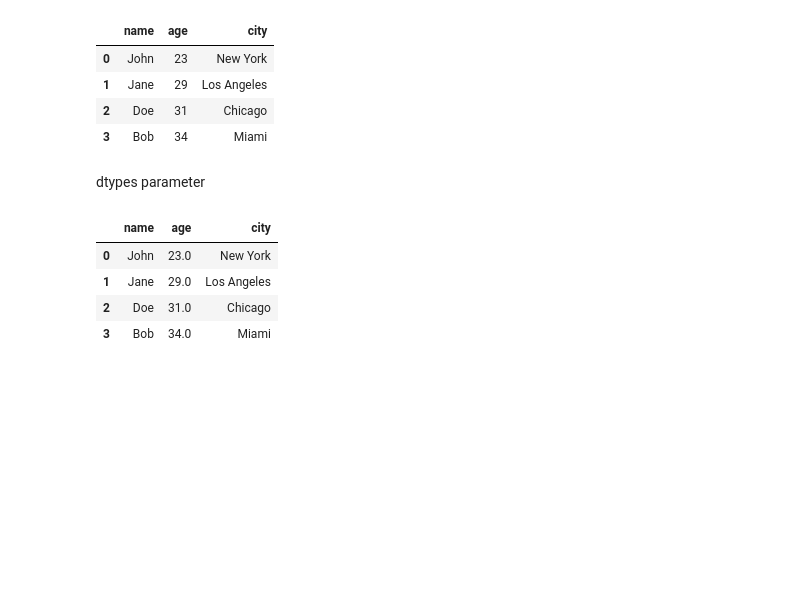
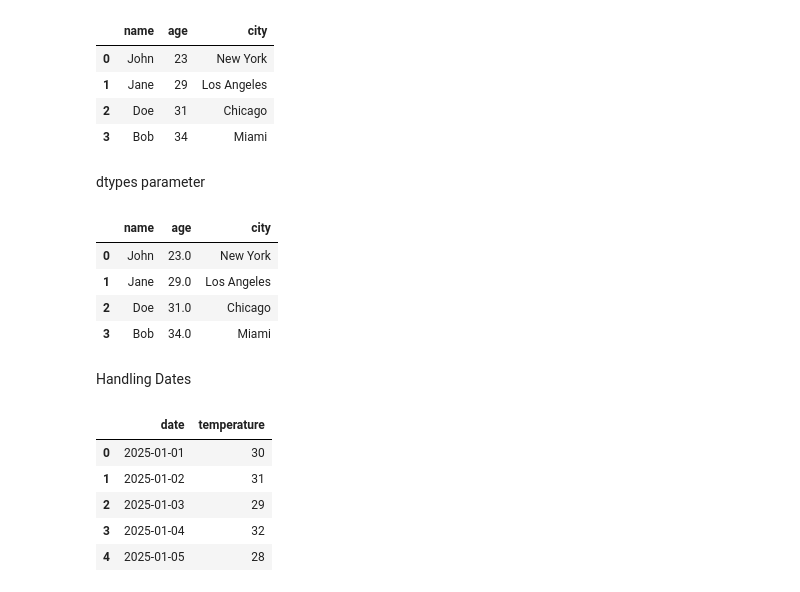
Before and after one commit to Roy7721/Learning-Machine-learning-everyday, a Jupyter notebook: 10 feb 25/working with CSV/working with CSV.ipynb, the cells around one changed output. Cells and saved outputs as stored; diff of their text form; code cells hidden in the pictures; blank space fills up the shorter version.

```diff
--- a/10 feb 25/working with CSV/working with CSV.ipynb
+++ b/10 feb 25/working with CSV/working with CSV.ipynb
@@ -138,3 +138,15 @@ data
 | 1 | Jane | 29.0 | Los Angeles |
 | 2 | Doe | 31.0 | Chicago |
 | 3 | Bob | 34.0 | Miami |
+# %% [markdown]
+Handling Dates
+# %%
+data = pd.read_csv("parese_date.csv",parse_dates=['date'])
+data
+# %% [output]
+|  | date | temperature |
+| 0 | 2025-01-01 | 30 |
+| 1 | 2025-01-02 | 31 |
+| 2 | 2025-01-03 | 29 |
+| 3 | 2025-01-04 | 32 |
+| 4 | 2025-01-05 | 28 |
```
Also changed, not shown: parts of 7 cells of this notebook, 2 other files.
